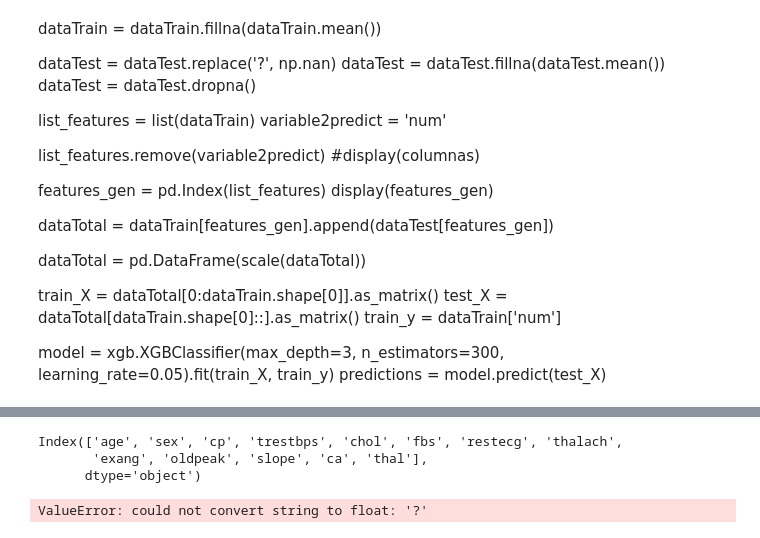
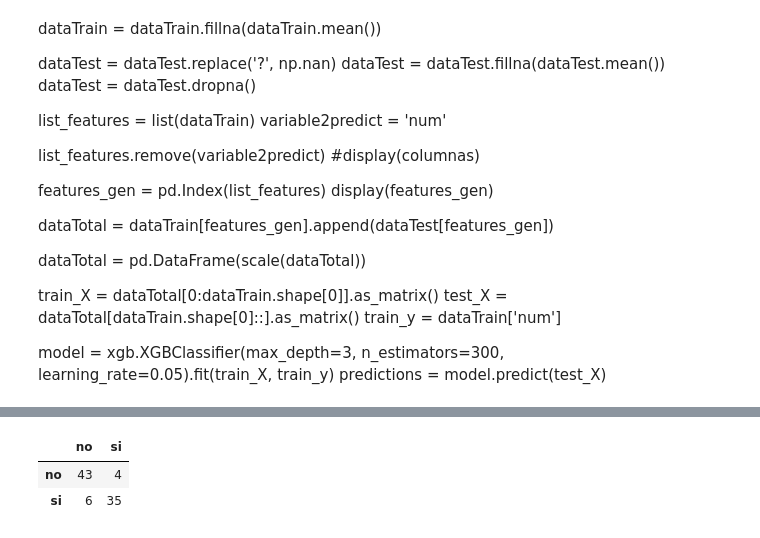
Before and after one commit to datalabusal2018/MachineLearningTest, a Jupyter notebook: juanpe_exploracion_pandas_datalab.ipynb, the cells around one changed output, grey strips where cells are left out. Cells and saved outputs as stored; diff of their text form; code cells hidden in the pictures.

```diff
--- a/juanpe_exploracion_pandas_datalab.ipynb
+++ b/juanpe_exploracion_pandas_datalab.ipynb
@@ -397,38 +364,48 @@ dataTest#['num'][i] != 0
-# %%
-list_features = list(dataTrain)
-variable2predict = 'num'
-
-list_features.remove(variable2predict)
-
-#display(columnas)
-
-features_gen = pd.Index(list_features)
-display(features_gen)
-# %% [output]
-Index(['age', 'sex', 'cp', 'trestbps', 'chol', 'fbs', 'restecg', 'thalach',
-       'exang', 'oldpeak', 'slope', 'ca', 'thal'],
-      dtype='object')
 # %%
+dataTrain = train.fillna(train.mean())
+
+dataTest = test.replace('?', np.nan)
+dataTest = dataTest.fillna(test.mean())
+dataTest = dataTest.dropna()
+
+nrow = dataTrain.shape[0]
+for i in range(nrow):
+    if dataTrain['num'][i] != 0:
+        dataTrain.loc[i,'num'] = 1
+
+list_features = list(dataTrain)
+variable2predict = 'num'
+
+list_features.remove(variable2predict)
+
+#display(columnas)
+
+features_gen = pd.Index(list_features)
+
 from sklearn.preprocessing import scale
 dataTotal = dataTrain[features_gen].append(dataTest[features_gen])
 
 dataTotal = pd.DataFrame(scale(dataTotal))
 
 train_X = dataTotal[0:dataTrain.shape[0]].as_matrix()
 test_X = dataTotal[dataTrain.shape[0]::].as_matrix()
 train_y = dataTrain['num']
 
 # dividimos en train-test
-X_train, X_test, y_train, y_test = train_test_split(train_X, train_y, test_size= porcentaje)#quitamos el random_state
+X_train, X_test, y_train, y_test = train_test_split(train_X, train_y, test_size= 0.33)#quitamos el random_state
 
 # lanzamos modelo
 gnb = GaussianNB()
 y_pred = gnb.fit(X_train, y_train).predict(X_test)
 
 # Compute confusion matrix
 cnf_matrix = confusion_matrix(y_test, y_pred)
 
 # guardamos matriz
 matriz = pd.DataFrame(cnf_matrix,columns=['no','si'], index=['no','si'])
+
+matriz
 # %% [output]
-ValueError: could not convert string to float: '?'
+|  | no | si |
+| no | 43 | 4 |
+| si | 6 | 35 |
```
Also changed, not shown: parts of 5 cells of this notebook.
